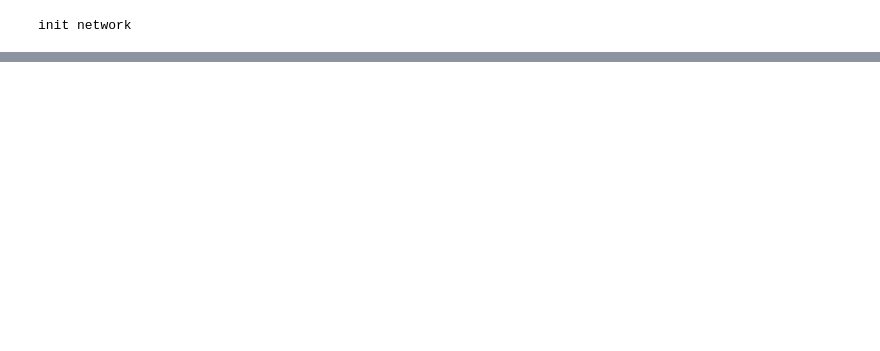
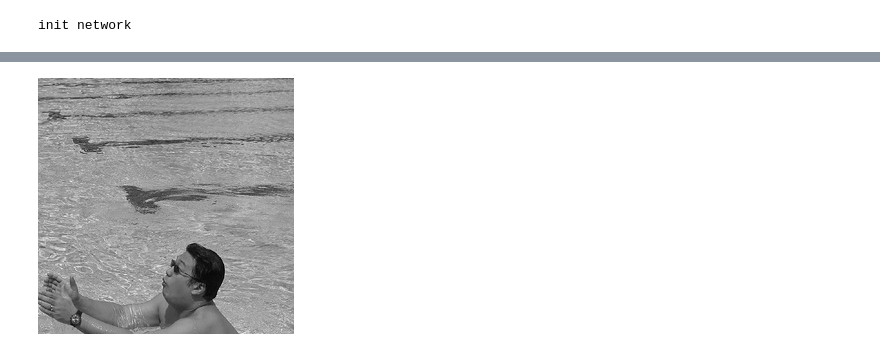
Before and after one commit to wondervictor/Playground, a Jupyter notebook: Colorization/gan_inference.ipynb, the cells around one changed output, grey strips where cells are left out. Saved outputs shown, nothing was run; the diff lists cells and outputs as text; code cells hidden in the pictures; blank space fills up the shorter version.

```diff
--- a/Colorization/gan_inference.ipynb
+++ b/Colorization/gan_inference.ipynb
@@ -51,0 +70,4 @@ model.load_state_dict('')
+# %%
+to_pil(gray_var[0].data)
+# %% [output]
+[figure, added]
```
Also changed, not shown: parts of 9 cells of this notebook, 2 other files.
